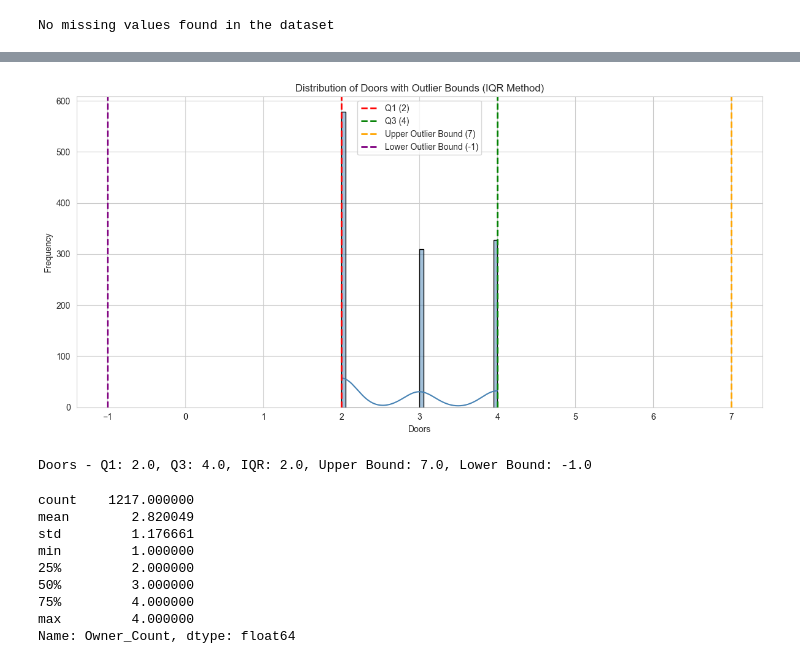
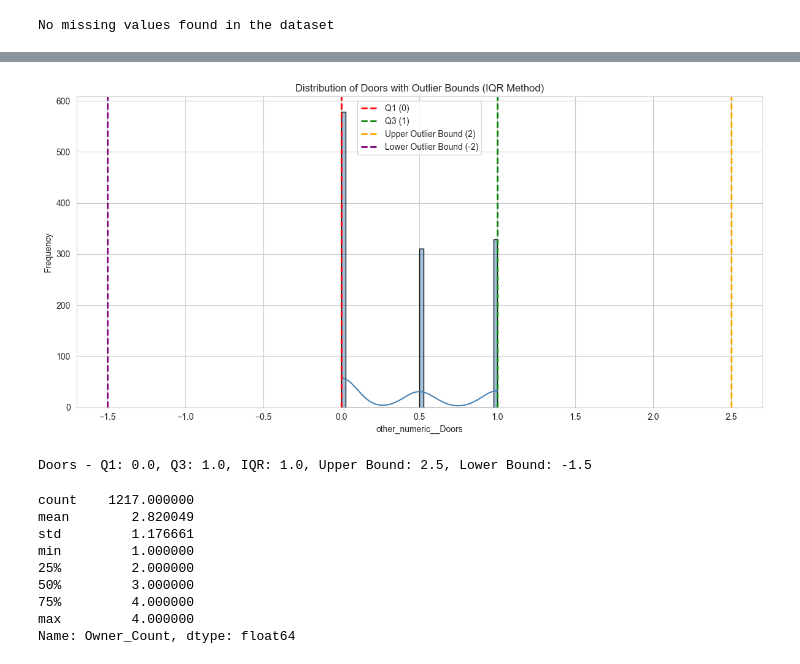
Before and after one commit to FinalFinalV2/Feature-Engineering-Building-ML-Pipeline-, a Jupyter notebook: cleaned_analysis.ipynb, the cells around one changed output, grey strips where cells are left out. Saved outputs shown, nothing was run; the diff lists cells and outputs as text; code cells hidden in the pictures.

```diff
--- a/cleaned_analysis.ipynb
+++ b/cleaned_analysis.ipynb
@@ -8,7 +8,7 @@ sns.set_style("whitegrid")
 plt.rcParams['figure.figsize'] = (12, 6)
 plt.rcParams['font.size'] = 10
 # %%
-file_path = 'C:\\Users\\zalew\\OneDrive\\Desktop\\Projects\\Feature-Engineering-Building-ML-Pipeline-\\data\\cleaned_by_pipeline.csv'
+file_path = 'C:\\Users\\zalew\\OneDrive\\Desktop\\Projects\\Feature-Engineering-Building-ML-Pipeline-\\data\\processed_data.csv'
 df = pd.read_csv(file_path)
 
 # Display basic information about dataset shape
@@ -137,27 +137,27 @@ Name: Doors, dtype: float64
 # %%
-Q1 = df['Doors'].quantile(0.25)
-Q3 = df['Doors'].quantile(0.75)
+Q1 = df['other_numeric__Doors'].quantile(0.25)
+Q3 = df['other_numeric__Doors'].quantile(0.75)
 IQR = Q3 - Q1
 upper_bound = Q3 + 1.5 * IQR
 lower_bound = Q1 - 1.5 * IQR
 
 plt.figure(figsize=(12, 6))
-sns.histplot(df['Doors'], bins=40, kde=True, color='steelblue', edgecolor='black')
+sns.histplot(df['other_numeric__Doors'], bins=40, kde=True, color='steelblue', edgecolor='black')
 plt.axvline(Q1, color='red', linestyle='--', linewidth=2, label=f'Q1 ({Q1:.0f})')
 plt.axvline(Q3, color='green', linestyle='--', linewidth=2, label=f'Q3 ({Q3:.0f})')
 plt.axvline(upper_bound, color='orange', linestyle='--', linewidth=2, label=f'Upper Outlier Bound ({upper_bound:.0f})')
 plt.axvline(lower_bound, color='purple', linestyle='--', linewidth=2, label=f'Lower Outlier Bound ({lower_bound:.0f})')
 plt.legend()
 plt.title('Distribution of Doors with Outlier Bounds (IQR Method)')
-plt.xlabel('Doors')
+plt.xlabel('other_numeric__Doors')
 plt.ylabel('Frequency')
 plt.tight_layout()
 plt.show()
 
 print(f"Doors - Q1: {Q1}, Q3: {Q3}, IQR: {IQR}, Upper Bound: {upper_bound}, Lower Bound: {lower_bound}")
 # %% [output]
-[figure, old version]
+[figure, new version]
-Doors - Q1: 2.0, Q3: 4.0, IQR: 2.0, Upper Bound: 7.0, Lower Bound: -1.0
+Doors - Q1: 0.0, Q3: 1.0, IQR: 1.0, Upper Bound: 2.5, Lower Bound: -1.5
 # %%
 print(df['Owner_Count'].describe())
 # %% [output]
```
Also changed, not shown: parts of 15 cells of this notebook, 3 other files.
